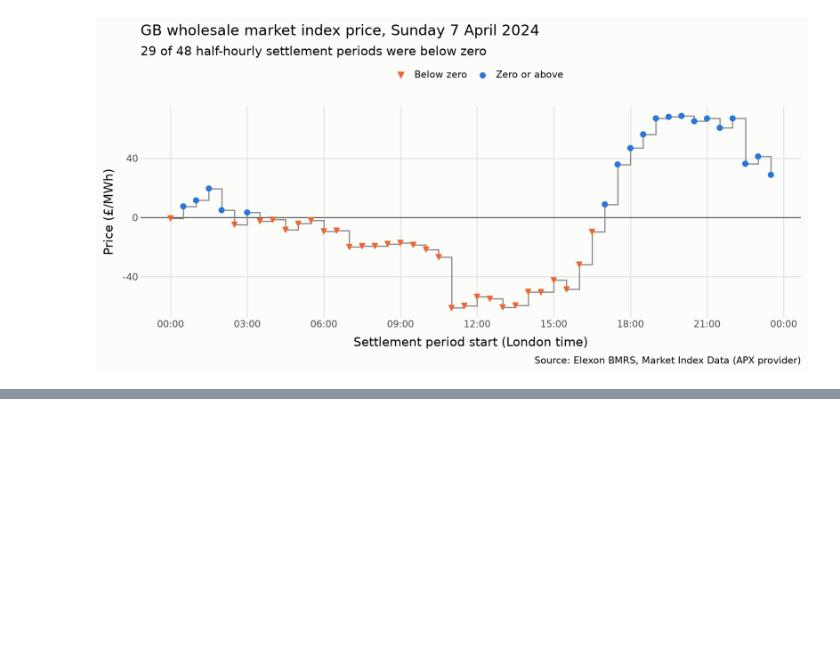
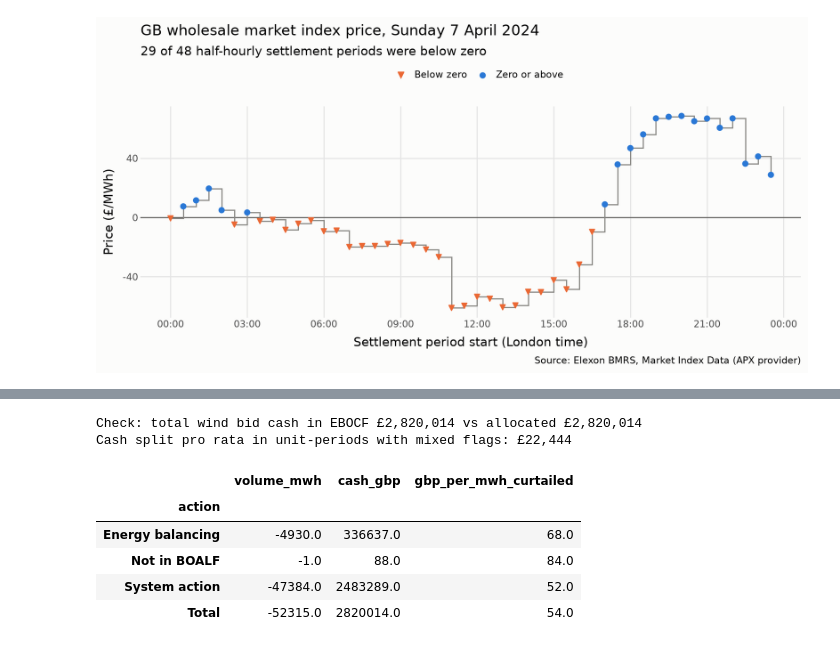
Before and after one commit to Vibratess/Sub-Zero-Prices, a Jupyter notebook: notebooks/analysis.ipynb, the cells around one changed output, grey strips where cells are left out. Saved outputs shown, nothing was run; the diff lists cells and outputs as text; code cells hidden in the pictures; blank space fills up the shorter version.

```diff
--- a/notebooks/analysis.ipynb
+++ b/notebooks/analysis.ipynb
@@ -124,0 +236,30 @@ fig
+# %%
+wind_bids = boav[(boav["side"] == "bid") & boav["bm_unit"].isin(wind) & (boav["volume_mwh"] != 0)]
+wind_bids = wind_bids.merge(flags, on=["bm_unit", "acceptance_number"], how="left")
+wind_bids["action"] = (wind_bids["so_flag"]
+                       .map({True: "System action", False: "Energy balancing"})
+                       .fillna("Not in BOALF"))
+
+group = ["bm_unit", "settlement_period"]
+wind_bids["share"] = wind_bids["volume_mwh"] / wind_bids.groupby(group)["volume_mwh"].transform("sum")
+wind_bids = wind_bids.merge(cash.loc[cash["side"] == "bid", group + ["cashflow_gbp"]], on=group, how="left")
+wind_bids["cash_gbp"] = wind_bids["share"] * wind_bids["cashflow_gbp"]
+
+mixed = wind_bids.groupby(group)["action"].transform("nunique") > 1
+summary = wind_bids.groupby("action")[["volume_mwh", "cash_gbp"]].sum()
+summary.loc["Total"] = summary.sum()
+summary["gbp_per_mwh_curtailed"] = summary["cash_gbp"] / -summary["volume_mwh"]
+
+wind_cash_total = cash.loc[(cash["side"] == "bid") & cash["bm_unit"].isin(wind), "cashflow_gbp"].sum()
+print(f"Check: total wind bid cash in EBOCF £{wind_cash_total:,.0f} vs allocated £{summary.loc['Total', 'cash_gbp']:,.0f}")
+print(f"Cash split pro rata in unit-periods with mixed flags: £{wind_bids.loc[mixed, 'cash_gbp'].sum():,.0f}")
+summary.round(0)
+# %% [output]
+Check: total wind bid cash in EBOCF £2,820,014 vs allocated £2,820,014
+Cash split pro rata in unit-periods with mixed flags: £22,444
+|  | volume_mwh | cash_gbp | gbp_per_mwh_curtailed |
+| action |  |  |  |
+| Energy balancing | -4930.0 | 336637.0 | 68.0 |
+| Not in BOALF | -1.0 | 88.0 | 84.0 |
+| System action | -47384.0 | 2483289.0 | 52.0 |
+| Total | -52315.0 | 2820014.0 | 54.0 |
```
Also changed, not shown: parts of 10 cells of this notebook, 5 other files.
